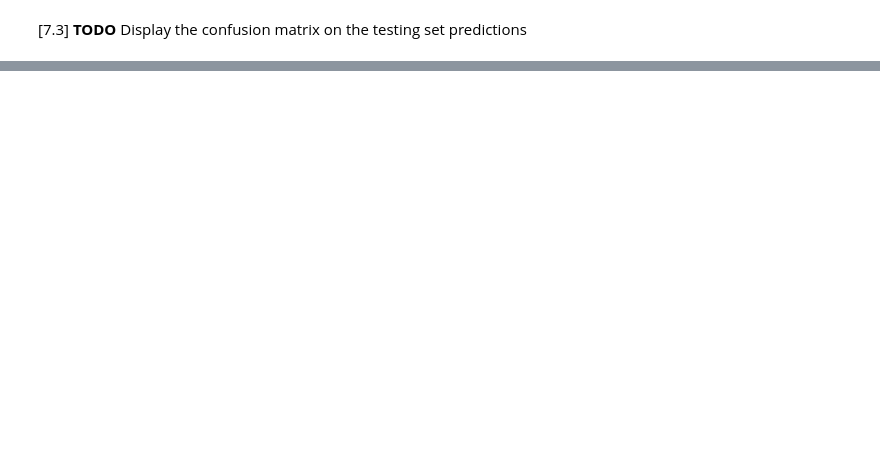
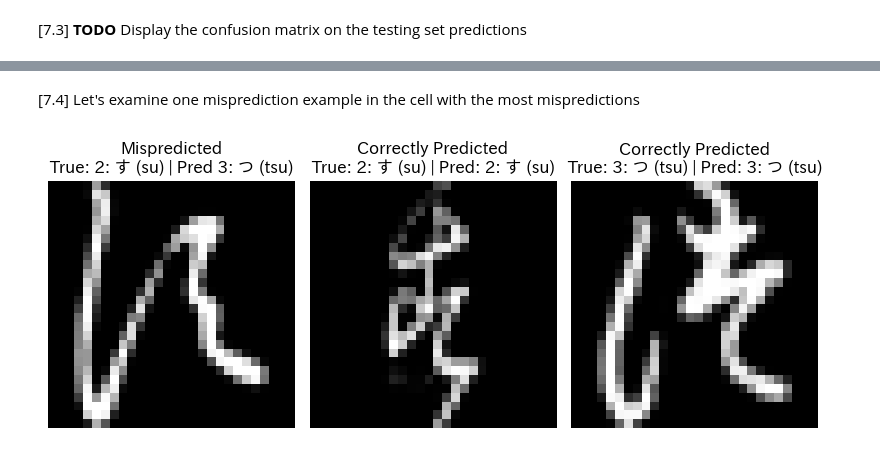
Before and after one commit to coezbek/uts-94691-Deep-Learning-2026, a Jupyter notebook: AT1/Assignment1_PartB.ipynb, the cells around one changed output, grey strips where cells are left out. Cells and saved outputs as stored; diff of their text form; code cells hidden in the pictures; blank space fills up the shorter version.

```diff
--- a/AT1/Assignment1_PartB.ipynb
+++ b/AT1/Assignment1_PartB.ipynb
@@ -190,0 +434,4 @@ using the number of epochs defined. Calculate the total loss and save it to a va
+# %%
+# Also see above [6.3], after each training epoch
+testing_loss, accuracy, latest_targets, latest_predictions, latest_images = test_one_epoch(dataloader_test, simple_model, loss_function, device)
+print(f"Epoch {epochs:>3d}: Testing Loss: {testing_loss:.4f} = {accuracy * 100:.1f}% accuracy")
@@ -206,0 +490,76 @@ plt.
+# %% [markdown]
+[7.4] Let's examine one misprediction example in the cell with the most mispredictions
+# %%
+# This code was created with support from Gemini Pro 3.1 to get Japanese character printing right and matplotlib parameters
+
+class_map = [
+  "0: お (o)",
+  "1: き (ki)",
+  "2: す (su)",
+  "3: つ (tsu)",
+  "4: な (na)",
+  "5: は (ha)",
+  "6: ま (ma)",
+  "7: や (ya)",
+  "8: れ (re)",
+  "9: を (wo)",
+]
+import japanize_matplotlib
+
+
+# Convert lists to numpy arrays so we can easily filter them
+targets_arr = np.array(latest_targets)
+preds_arr = np.array(latest_predictions)
+images_arr = np.array(latest_images)
+
+conf_matrix = sklearn.metrics.confusion_matrix(latest_targets, latest_predictions)
+np.fill_diagonal(conf_matrix, 0)
+max_idx = np.argmax(conf_matrix)
+true_label, pred_label = np.unravel_index(max_idx, conf_matrix.shape)
+
+# the following example assumes true label is 2 and predicted label was 4
+
+# 1. Find indices where true label is 2 but it was predicted as 4
+mispredicted_mask = (targets_arr == true_label) & (preds_arr == pred_label)
+mispredicted_indices = np.where(mispredicted_mask)[0]
+
+# 2. Find indices where true label is 2 and it was correctly predicted as 2
+correct_2_mask = (targets_arr == true_label) & (preds_arr == true_label)
+correct_2_indices = np.where(correct_2_mask)[0]
+
+# Find indices where true label is 4 and it was correctly predicted as 4
+correct_4_mask = (targets_arr == pred_label) & (preds_arr == pred_label)
+correct_4_indices = np.where(correct_4_mask)[0]
+
+if len(mispredicted_indices) > 0 and len(correct_2_indices) > 0 and len(correct_4_indices) > 0:
+
+    idx_mispredicted = np.random.choice(mispredicted_indices)
+    idx_correct = np.random.choice(correct_2_indices)
+    idx_correct4 = np.random.choice(correct_4_indices)
+
+    # Extract the images and reshape them from (784,) back to (28, 28)
+    img_mispredicted = images_arr[idx_mispredicted].reshape(28, 28)
+    img_correct = images_arr[idx_correct].reshape(28, 28)
+    img_correct4 = images_arr[idx_correct4].reshape(28, 28)
+
+    # Plot them side by side
+    fig, axes = plt.subplots(1, 3, figsize=(8, 4))
+
+    axes[0].imshow(img_mispredicted, cmap='gray')
+    axes[0].set_title(f"Mispredicted\nTrue: {class_map[true_label]} | Pred {class_map[pred_label]}")
+    axes[0].axis('off')
+
+    axes[1].imshow(img_correct, cmap='gray')
+    axes[1].set_title(f"Correctly Predicted\nTrue: {class_map[true_label]} | Pred: {class_map[true_label]}")
+    axes[1].axis('off')
+
+    axes[2].imshow(img_correct4, cmap='gray')
+    axes[2].set_title(f"Correctly Predicted\nTrue: {class_map[pred_label]} | Pred: {class_map[pred_label]}")
+    axes[2].axis('off')
+
+    plt.tight_layout()
+    plt.show()
+else:
+    print("Could not find examples of a 2 mispredicted as a 4.")
+# %% [output]
+[figure, added]
```
Also changed, not shown: parts of 61 cells of this notebook.
